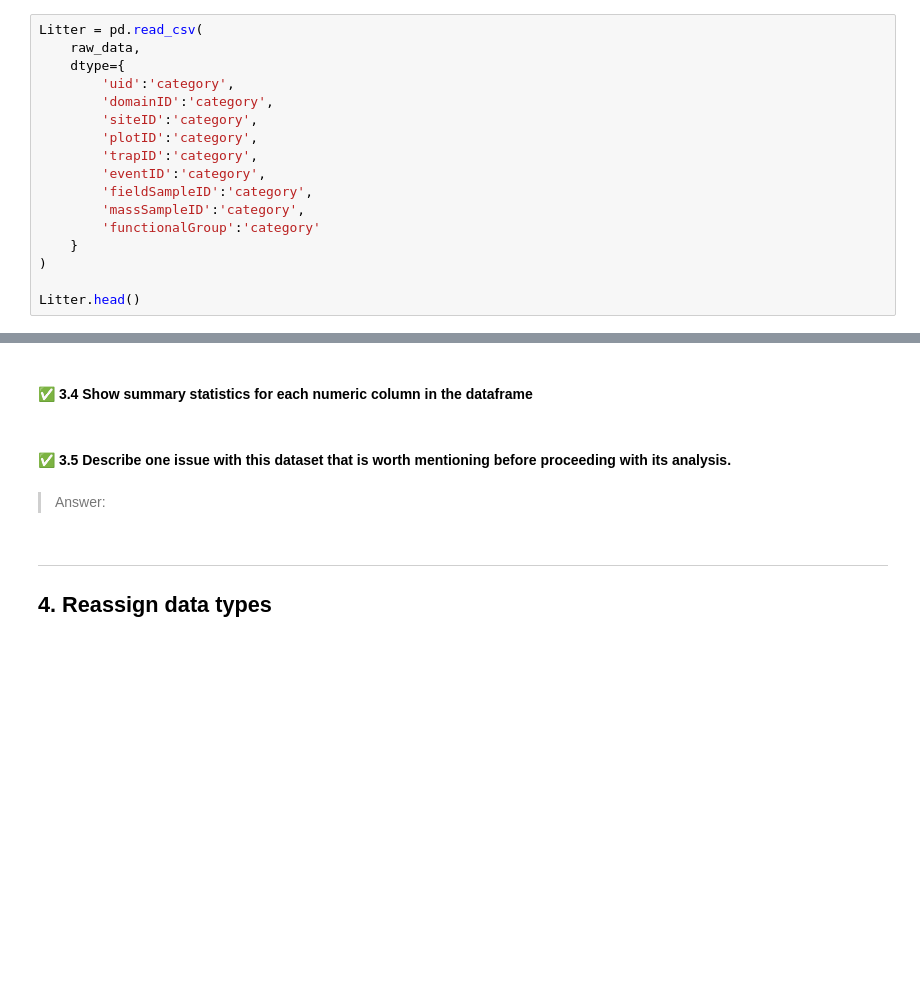
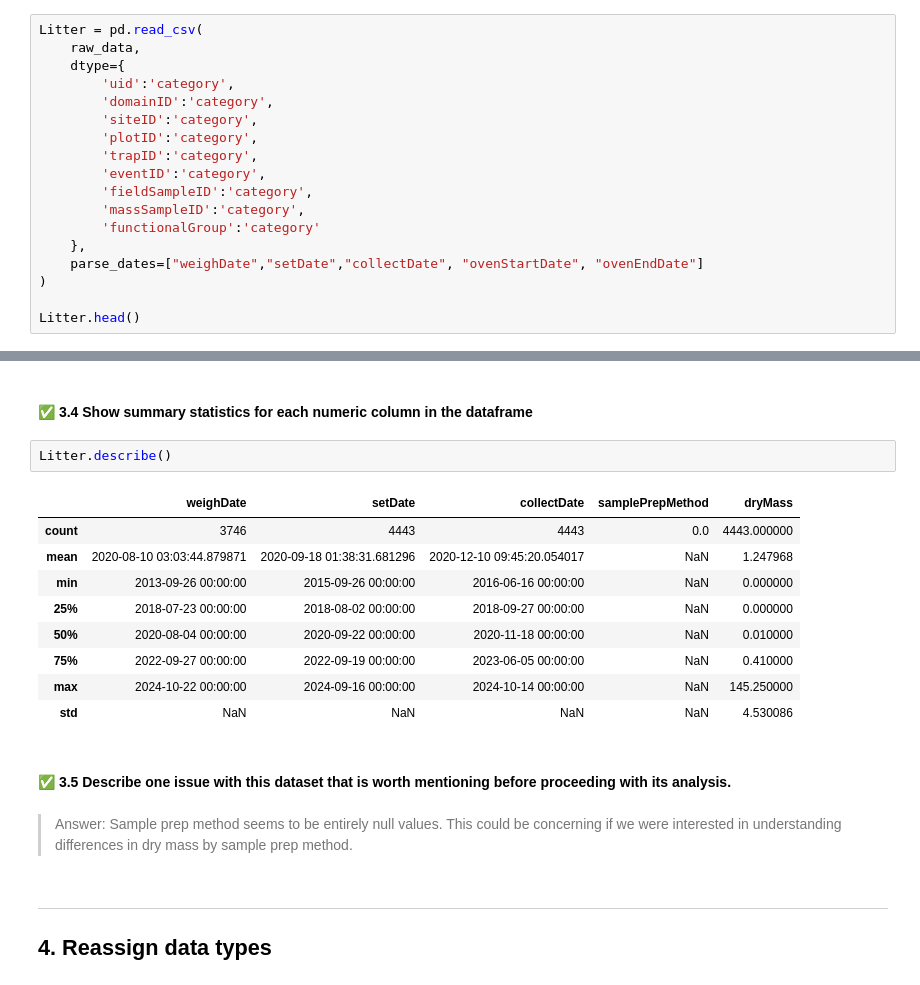
Before and after one commit to maya-schroder/ENV700, a Jupyter notebook: assingments/mis32_A3-Data-Exploration.ipynb, the cells around one changed output, grey strips where cells are left out. Drawn from its saved outputs; the diff is of its cells as text; blank space fills up the shorter version.

```diff
--- a/assingments/mis32_A3-Data-Exploration.ipynb
+++ b/assingments/mis32_A3-Data-Exploration.ipynb
@@ -84,7 +84,8 @@ Litter = pd.read_csv(
         'fieldSampleID':'category',
         'massSampleID':'category',
         'functionalGroup':'category'
-    }
+    },
+    parse_dates=["weighDate","setDate","collectDate", "ovenStartDate", "ovenEndDate"]
 )
 
 Litter.head()
@@ -122,9 +157,21 @@ Litter.head()
 # %% [markdown]
 #### ✅ 3.4 Show summary statistics for each numeric column in the dataframe
+# %%
+Litter.describe()
+# %% [output]
+|  | weighDate | setDate | collectDate | samplePrepMethod | dryMass |
+| count | 3746 | 4443 | 4443 | 0.0 | 4443.000000 |
+| mean | 2020-08-10 03:03:44.879871 | 2020-09-18 01:38:31.681296 | 2020-12-10 09:45:20.054017 | NaN | 1.247968 |
+| min | 2013-09-26 00:00:00 | 2015-09-26 00:00:00 | 2016-06-16 00:00:00 | NaN | 0.000000 |
+| 25% | 2018-07-23 00:00:00 | 2018-08-02 00:00:00 | 2018-09-27 00:00:00 | NaN | 0.000000 |
+| 50% | 2020-08-04 00:00:00 | 2020-09-22 00:00:00 | 2020-11-18 00:00:00 | NaN | 0.010000 |
+| 75% | 2022-09-27 00:00:00 | 2022-09-19 00:00:00 | 2023-06-05 00:00:00 | NaN | 0.410000 |
+| max | 2024-10-22 00:00:00 | 2024-09-16 00:00:00 | 2024-10-14 00:00:00 | NaN | 145.250000 |
+| std | NaN | NaN | NaN | NaN | 4.530086 |
 # %% [markdown]
 #### ✅ 3.5 Describe one issue with this dataset that is worth mentioning before proceeding with its analysis.
 # %% [markdown]
-> Answer:
+> Answer: Sample prep method seems to be entirely null values. This could be concerning if we were interested in understanding differences in dry mass by sample prep method.
 # %% [markdown]
 ---
 ## 4. Reassign data types
```
Also changed, not shown: parts of 23 cells of this notebook.
